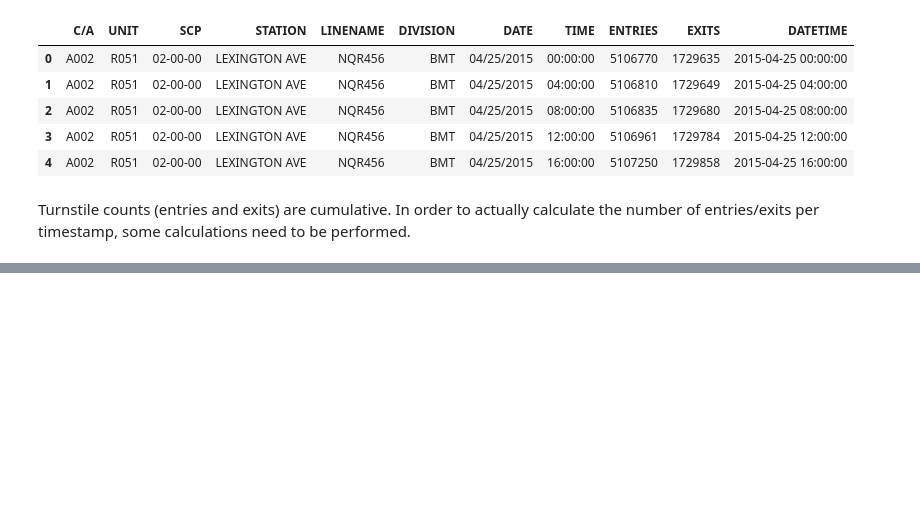
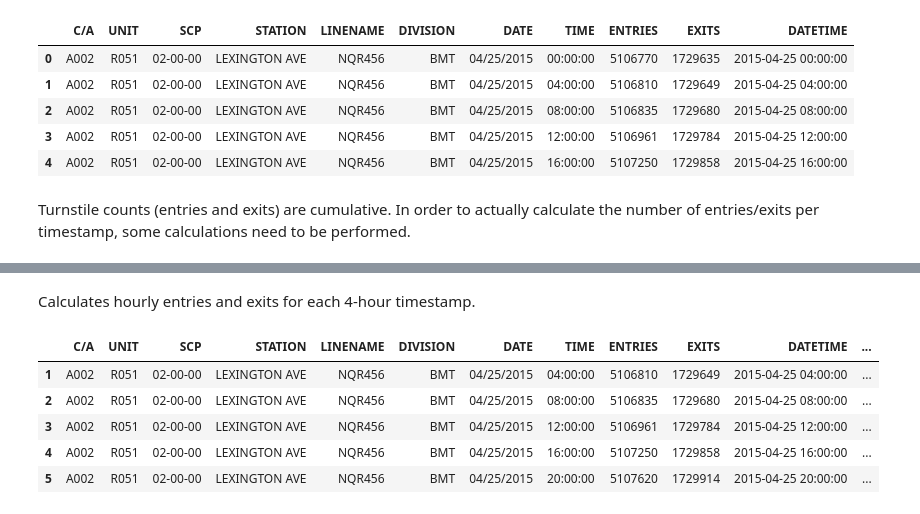
Before and after one commit to stephenjkaplan/metis-project1-mta, a Jupyter notebook: Data Acquisition & Cleaning.ipynb, the cells around one changed output, grey strips where cells are left out. Drawn from its saved outputs; the diff is of its cells as text; code cells hidden in the pictures; blank space fills up the shorter version.

```diff
--- a/Data Acquisition & Cleaning.ipynb
+++ b/Data Acquisition & Cleaning.ipynb
@@ -262,0 +280,12 @@ df_mta_clean.head()
+# %% [markdown]
+Calculates hourly entries and exits for each 4-hour timestamp.
+# %%
+df_mta_clean['HOURLY_ENTRIES'] = df_mta_clean.apply(calculate_hourly_turnstile_traffic, axis=1, reset_limit=4000)
+df_mta_clean.head()
+# %% [output]
+|  | C/A | UNIT | SCP | STATION | LINENAME | DIVISION | DATE | TIME | ENTRIES | EXITS | DATETIME | ... |
+| 1 | A002 | R051 | 02-00-00 | LEXINGTON AVE | NQR456 | BMT | 04/25/2015 | 04:00:00 | 5106810 | 1729649 | 2015-04-25 04:00:00 | ... |
+| 2 | A002 | R051 | 02-00-00 | LEXINGTON AVE | NQR456 | BMT | 04/25/2015 | 08:00:00 | 5106835 | 1729680 | 2015-04-25 08:00:00 | ... |
+| 3 | A002 | R051 | 02-00-00 | LEXINGTON AVE | NQR456 | BMT | 04/25/2015 | 12:00:00 | 5106961 | 1729784 | 2015-04-25 12:00:00 | ... |
+| 4 | A002 | R051 | 02-00-00 | LEXINGTON AVE | NQR456 | BMT | 04/25/2015 | 16:00:00 | 5107250 | 1729858 | 2015-04-25 16:00:00 | ... |
+| 5 | A002 | R051 | 02-00-00 | LEXINGTON AVE | NQR456 | BMT | 04/25/2015 | 20:00:00 | 5107620 | 1729914 | 2015-04-25 20:00:00 | ... |
```
Also changed, not shown: parts of 12 cells of this notebook, 1 other file.
